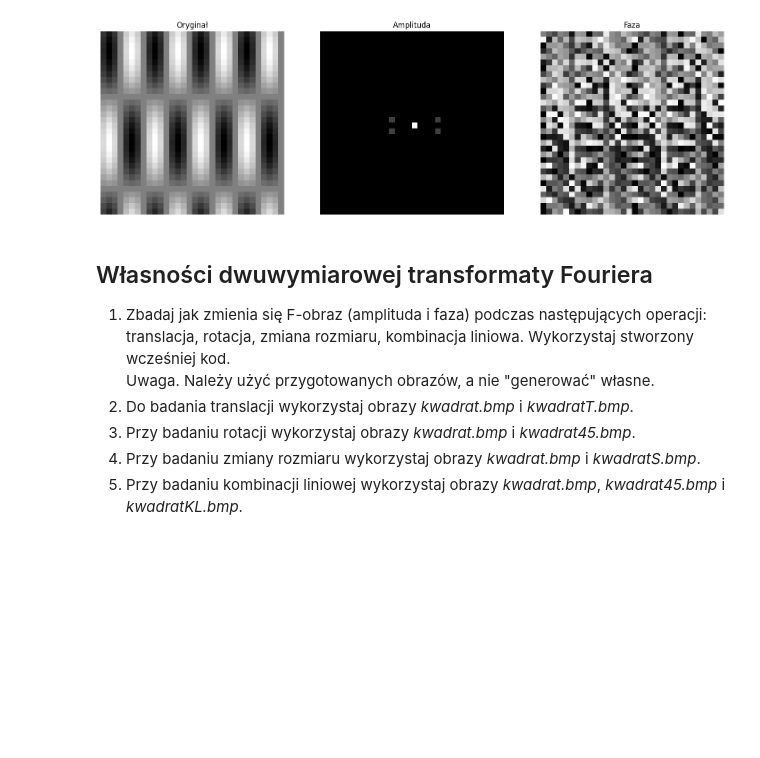
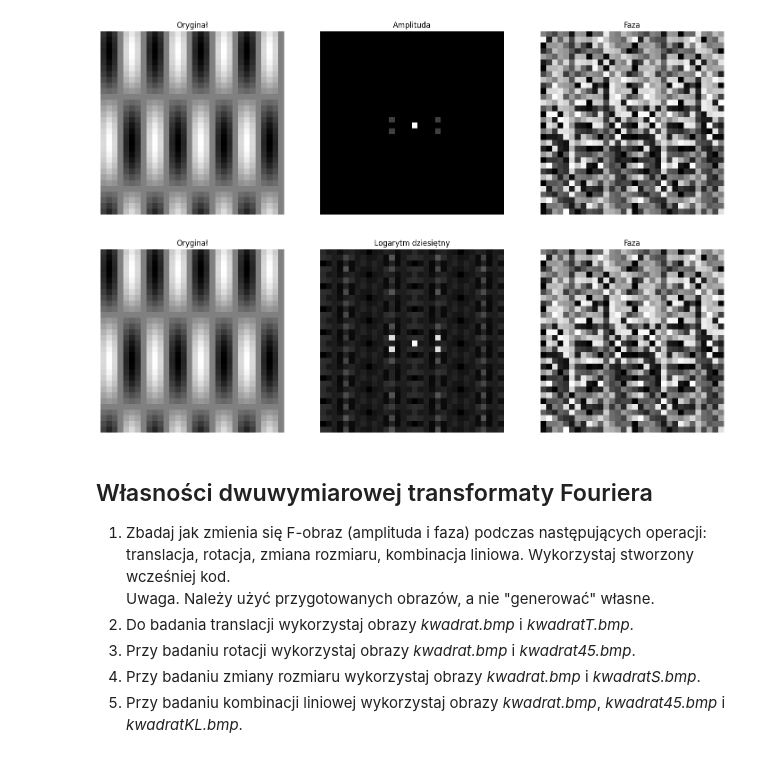
Before and after one commit to DziqG2NK/Przetwarzanie-i-analiza-obraz-w-cyfrowych, a Jupyter notebook: zajecia_1/08_Fourier.ipynb, the cells around one changed output. Cells and saved outputs as stored; diff of their text form; code cells hidden in the pictures; blank space fills up the shorter version.

```diff
--- a/zajecia_1/08_Fourier.ipynb
+++ b/zajecia_1/08_Fourier.ipynb
@@ -140,6 +140,18 @@ plots(**images)
 # %% [output]
 (32, 32) (32, 32)
 [figure]
+# %%
+ALog = np.log10(amplitude + 1)
+
+images = {}
+
+images["Oryginał"] = I_Fale
+images["Logarytm dziesiętny"] = ALog
+images["Faza"] = phase
+
+plots(**images)
+# %% [output]
+[figure, added]
 # %% [markdown]
 ## Własności dwuwymiarowej transformaty Fouriera
 
```
